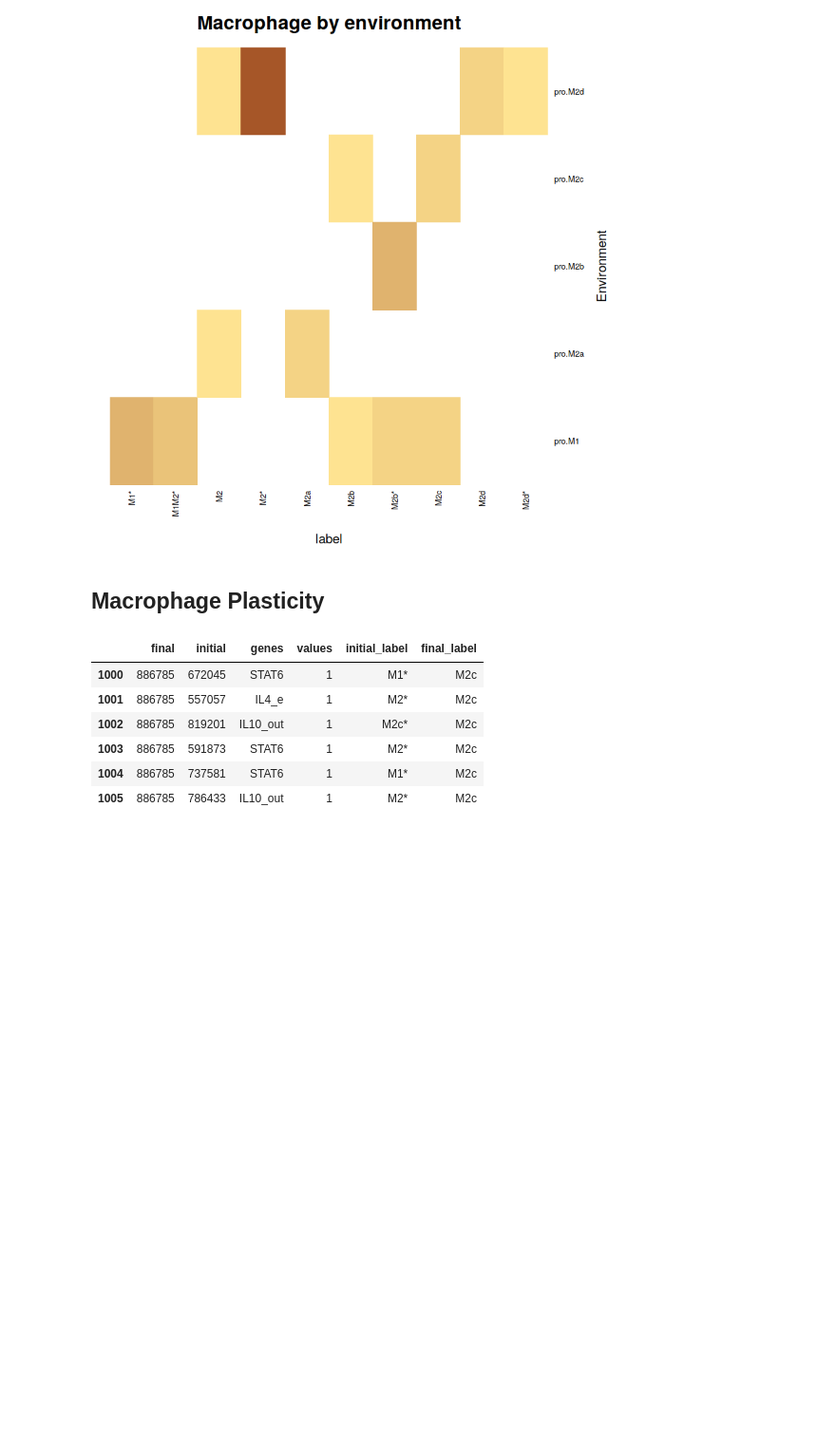
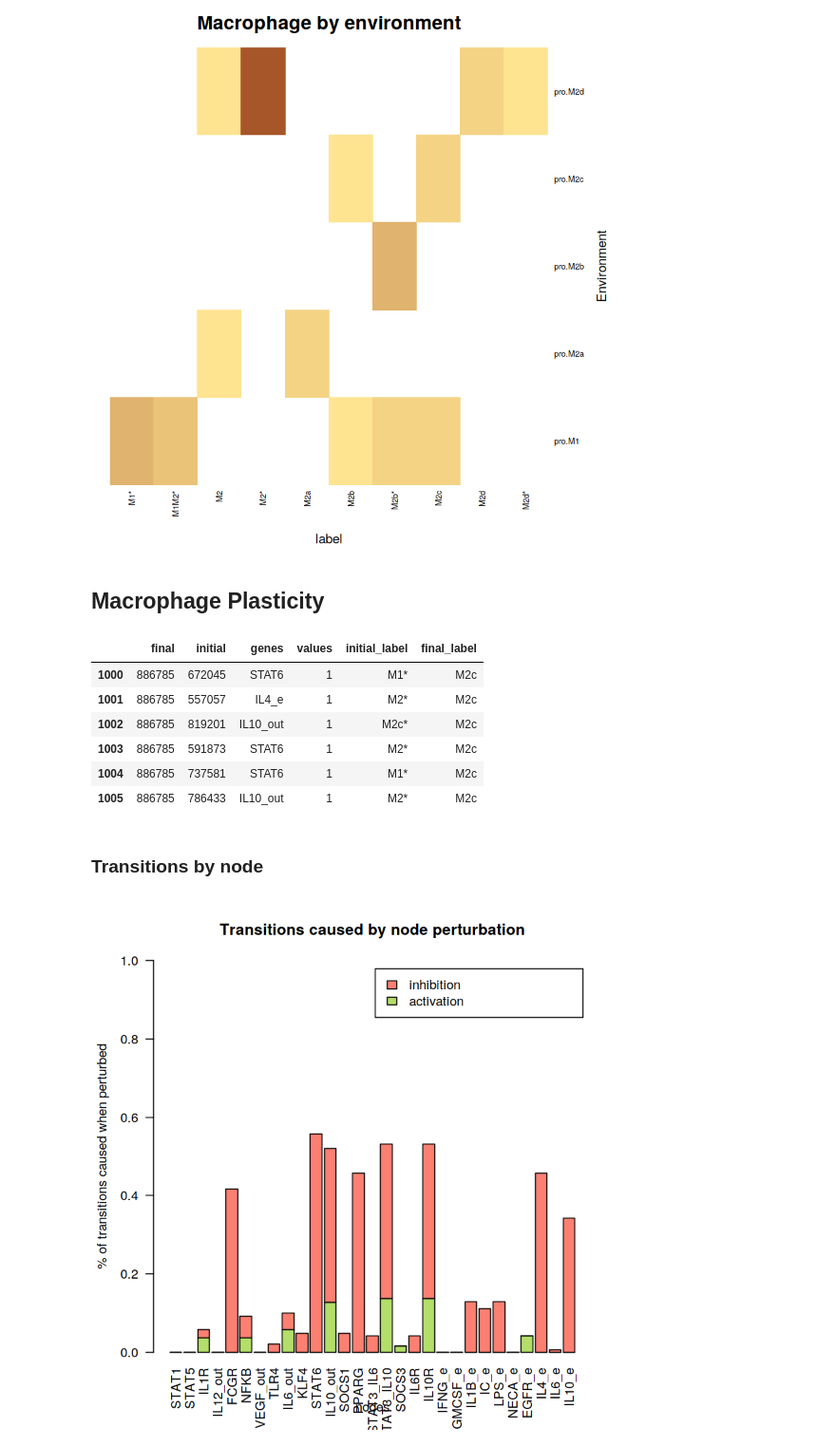
Before and after one commit to Laboratorio-de-Biologia-Computacional/Macrophage_Differentiation, a Jupyter notebook: MP_network.ipynb, the cells around one changed output. Shown: that part at 95% size. Drawn from its saved outputs; the diff is of its cells as text; code cells hidden in the pictures; blank space fills up the shorter version.

```diff
--- a/MP_network.ipynb
+++ b/MP_network.ipynb
@@ -282,3 +282,26 @@ cfm.label[1000:1005,]
 | 1003 | 886785 | 591873 | STAT6 | 1 | M2* | M2c |
 | 1004 | 886785 | 737581 | STAT6 | 1 | M1* | M2c |
 | 1005 | 886785 | 786433 | IL10_out | 1 | M2* | M2c |
+# %% [markdown]
+### Transitions by node
+# %%
+cfm.diff <- cfm.label[cfm.label$initial_label!=cfm.label$final_la,]
+node.transitions <- merge( summary(cfm.diff[cfm.diff$values==0,'genes']),
+                           summary(cfm.diff[cfm.diff$values==1,'genes']),
+                           by=0, all=TRUE)
+rownames(node.transitions) <- node.transitions$Row.names
+node.transitions <- subset(node.transitions, select = -Row.names )
+colnames(node.transitions) <- c('activation','inhibition')
+node.transitions <- node.transitions[net$genes,]
+node.transitions <- node.transitions/summary(cfm.label$genes)
+
+#pdf("images/MP_transitionnode.pdf")
+barplot(t(as.matrix( node.transitions )),
+        main="Transitions caused by node perturbation",
+        xlab='nodes', ylab='% of transitions caused when perturbed',
+        col=c('#b3de69','#fb8072'), ylim=c(0,1), las=2, legend=T,
+       )
+#dev.off()
+#node.transitions
+# %% [output]
+[figure, added]
```
Also changed, not shown: parts of 1 cell of this notebook, 3 other files.
